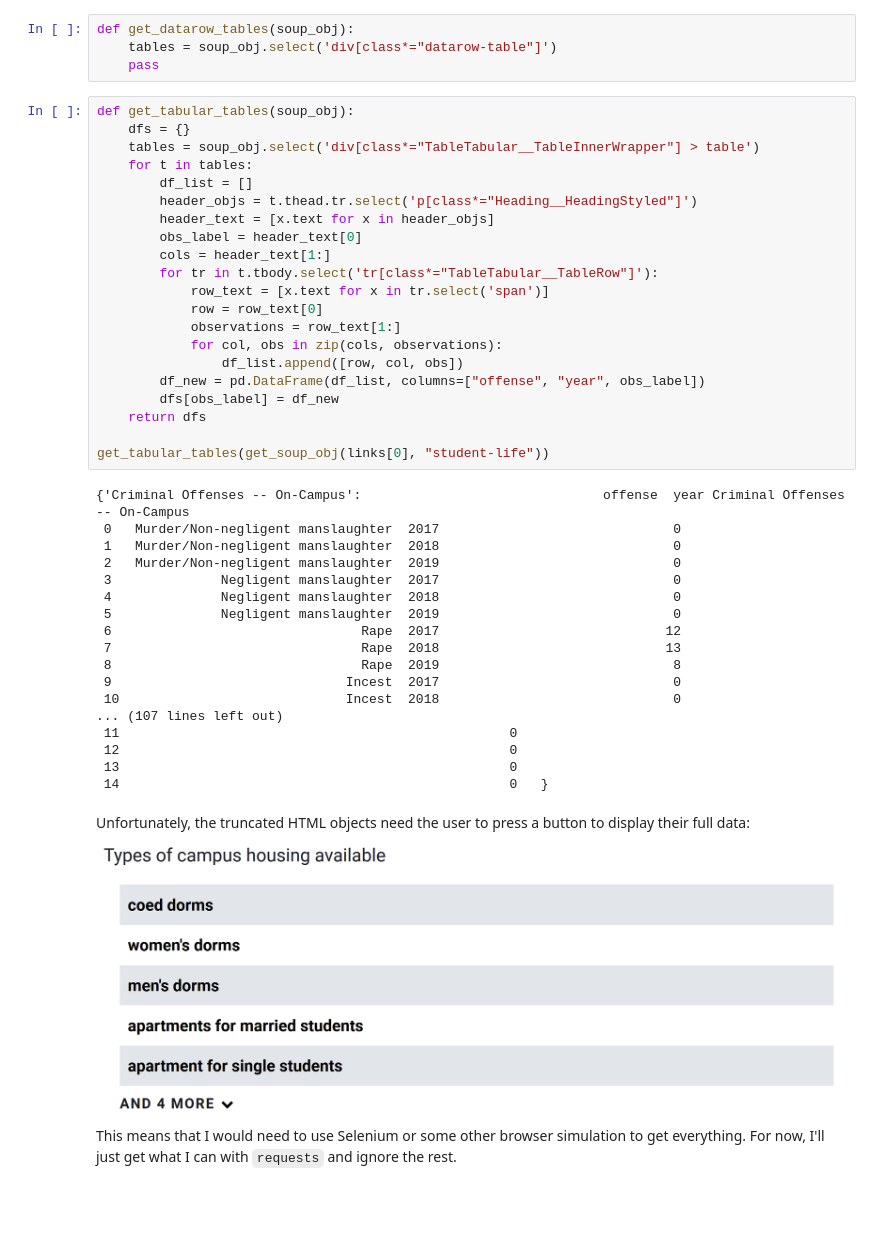
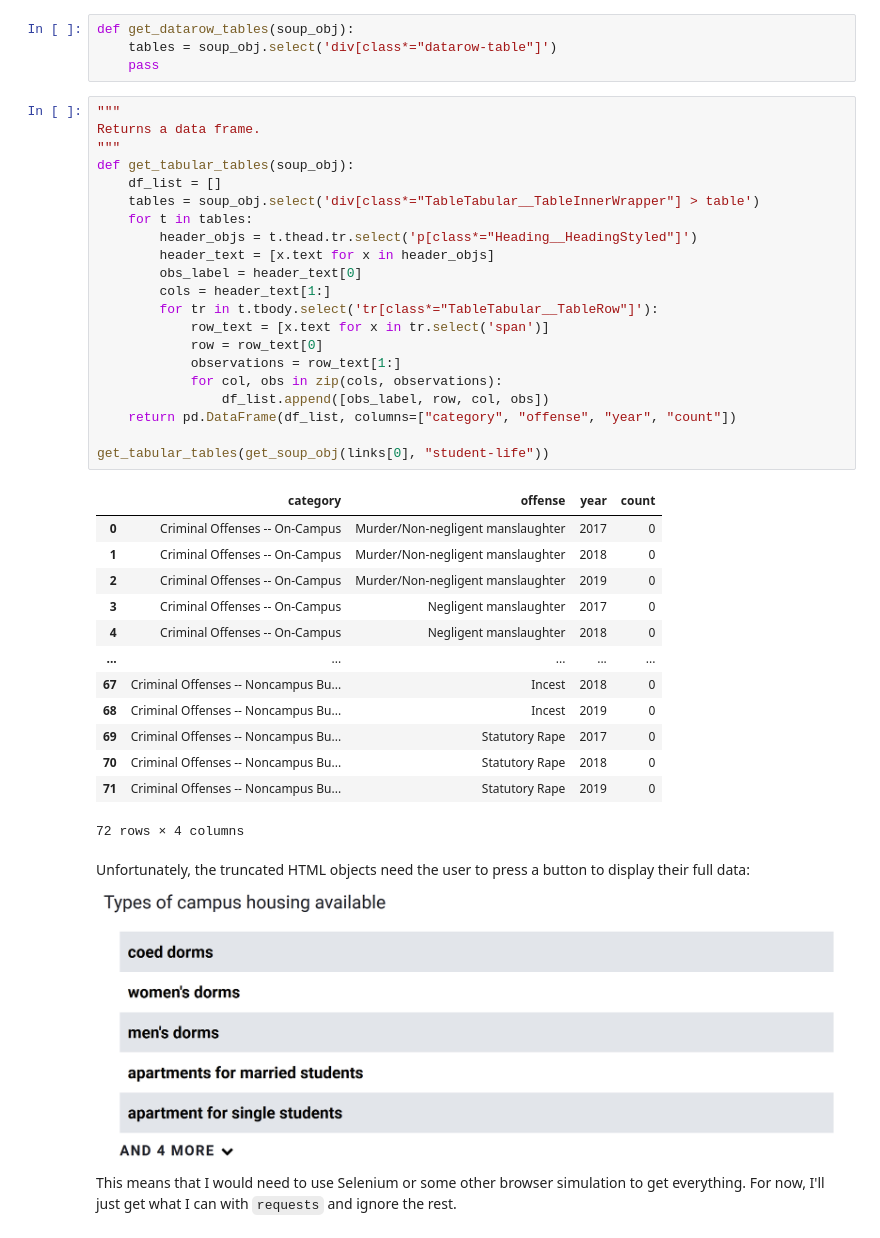
Before and after one commit to Aurathic/USNews-Colleges-Web-Scraper, a Jupyter notebook: python_web_scraper/web_scraping.ipynb, the cells around one changed output. Cells and saved outputs as stored; diff of their text form; blank space fills up the shorter version.

```diff
--- a/python_web_scraper/web_scraping.ipynb
+++ b/python_web_scraper/web_scraping.ipynb
@@ -161,44 +185,40 @@ def get_datarow_tables(soup_obj):
     tables = soup_obj.select('div[class*="datarow-table"]')
     pass
 # %%
+"""
+Returns a data frame.
+"""
 def get_tabular_tables(soup_obj):
-    dfs = {}
+    df_list = []
     tables = soup_obj.select('div[class*="TableTabular__TableInnerWrapper"] > table')
     for t in tables:
-        df_list = []
         header_objs = t.thead.tr.select('p[class*="Heading__HeadingStyled"]')
         header_text = [x.text for x in header_objs]
         obs_label = header_text[0]
         cols = header_text[1:]
         for tr in t.tbody.select('tr[class*="TableTabular__TableRow"]'):
             row_text = [x.text for x in tr.select('span')]
             row = row_text[0]
             observations = row_text[1:]
             for col, obs in zip(cols, observations):
-                df_list.append([row, col, obs])
-        df_new = pd.DataFrame(df_list, columns=["offense", "year", obs_label])
-        dfs[obs_label] = df_new
-    return dfs
+                df_list.append([obs_label, row, col, obs])
+    return pd.DataFrame(df_list, columns=["category", "offense", "year", "count"])
 
 get_tabular_tables(get_soup_obj(links[0], "student-life"))
 # %% [output]
+|  | category | offense | year | count |
+| 0 | Criminal Offenses -- On-Campus | Murder/Non-negligent manslaughter | 2017 | 0 |
+| 1 | Criminal Offenses -- On-Campus | Murder/Non-negligent manslaughter | 2018 | 0 |
+| 2 | Criminal Offenses -- On-Campus | Murder/Non-negligent manslaughter | 2019 | 0 |
+| 3 | Criminal Offenses -- On-Campus | Negligent manslaughter | 2017 | 0 |
+| 4 | Criminal Offenses -- On-Campus | Negligent manslaughter | 2018 | 0 |
+| ... | ... | ... | ... | ... |
+| 67 | Criminal Offenses -- Noncampus Bu... | Incest | 2018 | 0 |
+| 68 | Criminal Offenses -- Noncampus Bu... | Incest | 2019 | 0 |
+| 69 | Criminal Offenses -- Noncampus Bu... | Statutory Rape | 2017 | 0 |
+| 70 | Criminal Offenses -- Noncampus Bu... | Statutory Rape | 2018 | 0 |
+| 71 | Criminal Offenses -- Noncampus Bu... | Statutory Rape | 2019 | 0 |
-{'Criminal Offenses -- On-Campus':                               offense  year Criminal Offenses -- On-Campus
- 0   Murder/Non-negligent manslaughter  2017                              0
- 1   Murder/Non-negligent manslaughter  2018                              0
- 2   Murder/Non-negligent manslaughter  2019                              0
- 3              Negligent manslaughter  2017                              0
- 4              Negligent manslaughter  2018                              0
- 5              Negligent manslaughter  2019                              0
- 6                                Rape  2017                             12
- 7                                Rape  2018                             13
- 8                                Rape  2019                              8
- 9                              Incest  2017                              0
- 10                             Incest  2018                              0
-... (107 lines left out)
- 11                                                  0
- 12                                                  0
- 13                                                  0
- 14                                                  0   }
+72 rows × 4 columns
 # %% [markdown]
 Unfortunately, the truncated HTML objects need the user to press a button to display their full data:
 ![image.png](attachment:5eb6ac79-1933-49ac-94c8-07cde4d39a20.png)
```
Also changed, not shown: parts of 17 cells of this notebook, 1 other file.
